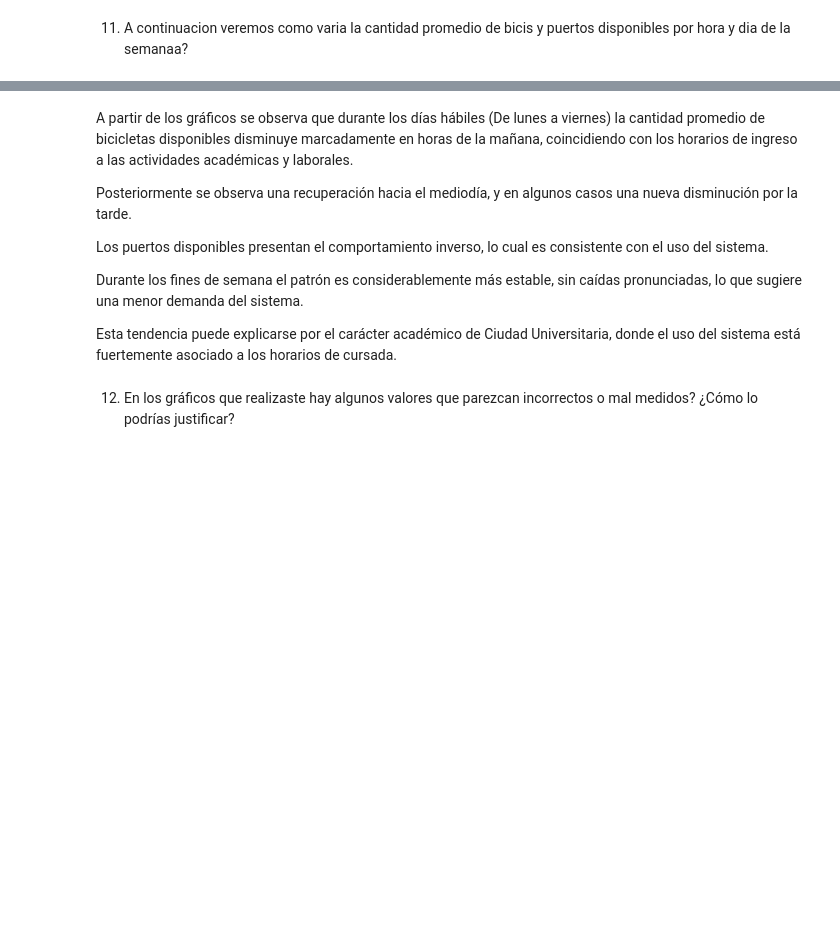
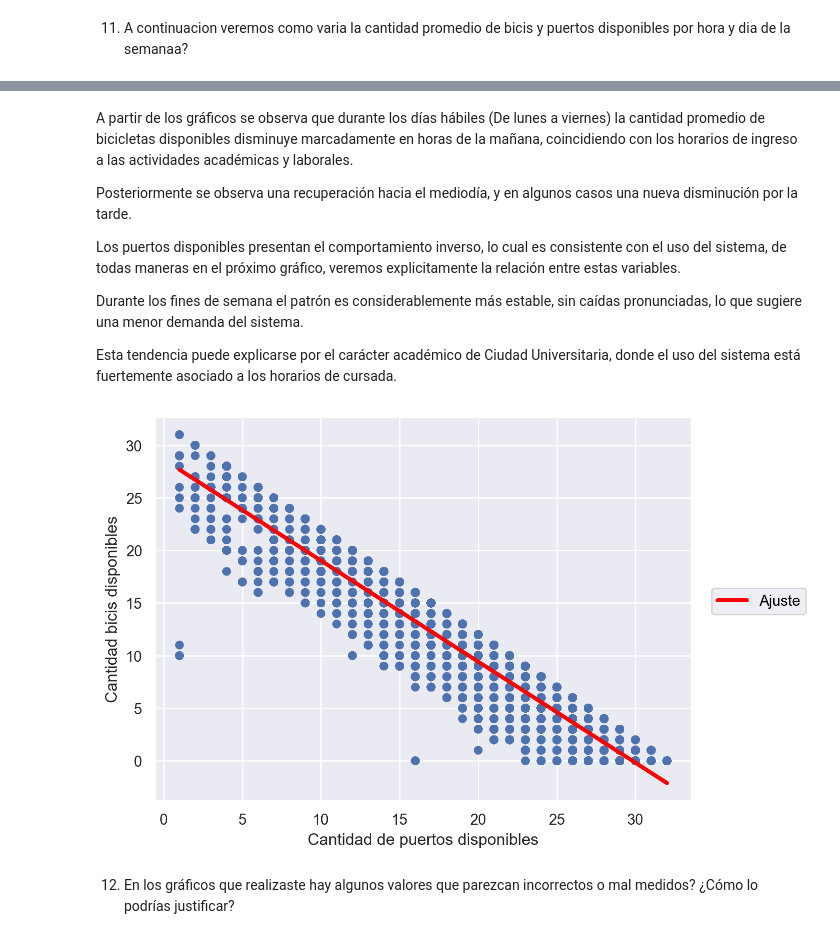
Before and after one commit to davidpalacio1/TP-1-LDD, a Jupyter notebook: TP_bicis.ipynb, the cells around one changed output, grey strips where cells are left out. Drawn from its saved outputs; the diff is of its cells as text; code cells hidden in the pictures; blank space fills up the shorter version.

```diff
--- a/TP_bicis.ipynb
+++ b/TP_bicis.ipynb
@@ -446,7 +444,8 @@ Posteriormente se observa una recuperación hacia el mediodía,
 y en algunos casos una nueva disminución por la tarde.
 
 Los puertos disponibles presentan el comportamiento inverso,
-lo cual es consistente con el uso del sistema.
+lo cual es consistente con el uso del sistema, de todas maneras
+en el próximo gráfico, veremos explicitamente la relación entre estas variables.
 
 Durante los fines de semana el patrón es considerablemente
 más estable, sin caídas pronunciadas, lo que sugiere
@@ -455,6 +454,15 @@ una menor demanda del sistema.
 Esta tendencia puede explicarse por el carácter académico
 de Ciudad Universitaria, donde el uso del sistema está
 fuertemente asociado a los horarios de cursada.
+# %%
+(
+    so.Plot(datos_agrupados,"cantidad_puertos_disponibles","cantidad_bicis_disponibles")
+    .add(so.Dot())
+    .add(so.Line(linewidth=3,color="red"),so.PolyFit(1),label="Ajuste")
+    .label(x="Cantidad de puertos disponibles",y="Cantidad bicis disponibles")
+)
+# %% [output]
+[figure, added]
 # %% [markdown]
 12. En los gráficos que realizaste hay algunos valores que parezcan incorrectos o mal medidos?
 ¿Cómo lo podrías justificar?
```
Also changed, not shown: parts of 44 cells of this notebook.
